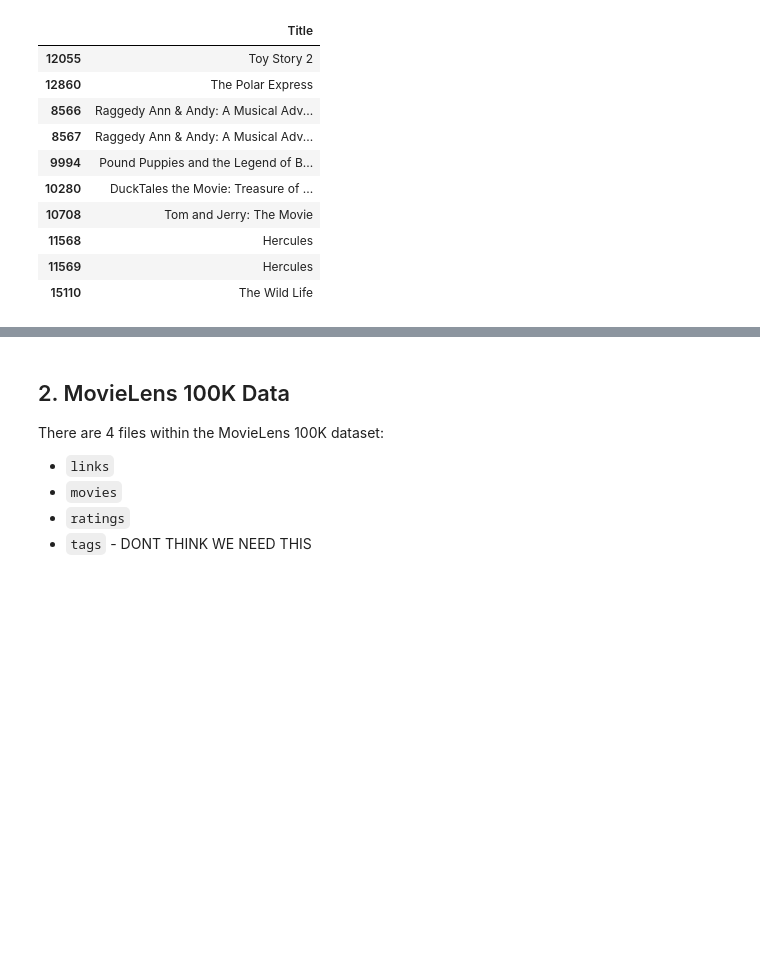
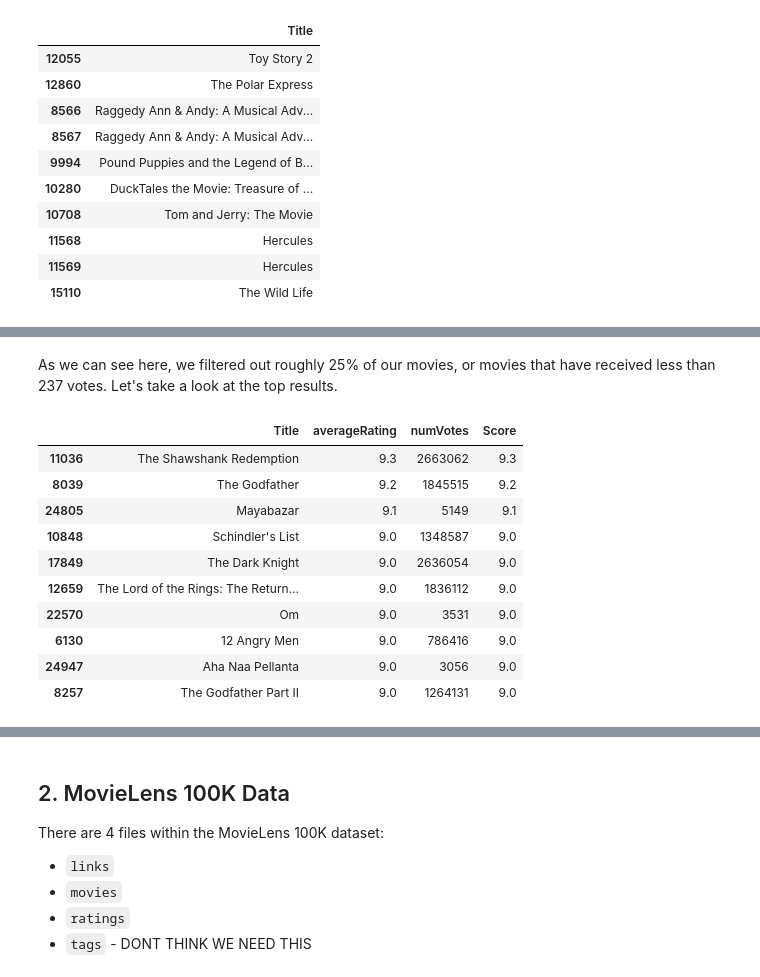
Before and after one commit to kevgross89/Apple-TV-Movie-Recommendation-Engine, a Jupyter notebook: What To Watch - Movie Recommendation Engine.ipynb, the cells around one changed output, grey strips where cells are left out. Cells and saved outputs as stored; diff of their text form; code cells hidden in the pictures; blank space fills up the shorter version.

```diff
--- a/What To Watch - Movie Recommendation Engine.ipynb
+++ b/What To Watch - Movie Recommendation Engine.ipynb
@@ -917,0 +1021,20 @@ get_recommendations('Toy Story', cosine_sim2, imdb_wiki, indices2)
+# %% [markdown]
+As we can see here, we filtered out roughly 25% of our movies, or movies that have received less than 237 votes. Let's take a look at the top results.
+# %%
+# Sort by top scores
+m25_df = m25_df.sort_values('Score', ascending=False)
+
+# Print top 10 movies
+m25_df[['Title', 'averageRating', 'numVotes', 'Score']].head(10)
+# %% [output]
+|  | Title | averageRating | numVotes | Score |
+| 11036 | The Shawshank Redemption | 9.3 | 2663062 | 9.3 |
+| 8039 | The Godfather | 9.2 | 1845515 | 9.2 |
+| 24805 | Mayabazar | 9.1 | 5149 | 9.1 |
+| 10848 | Schindler's List | 9.0 | 1348587 | 9.0 |
+| 17849 | The Dark Knight | 9.0 | 2636054 | 9.0 |
+| 12659 | The Lord of the Rings: The Return... | 9.0 | 1836112 | 9.0 |
+| 22570 | Om | 9.0 | 3531 | 9.0 |
+| 6130 | 12 Angry Men | 9.0 | 786416 | 9.0 |
+| 24947 | Aha Naa Pellanta | 9.0 | 3056 | 9.0 |
+| 8257 | The Godfather Part II | 9.0 | 1264131 | 9.0 |
```
Also changed, not shown: parts of 33 cells of this notebook.
